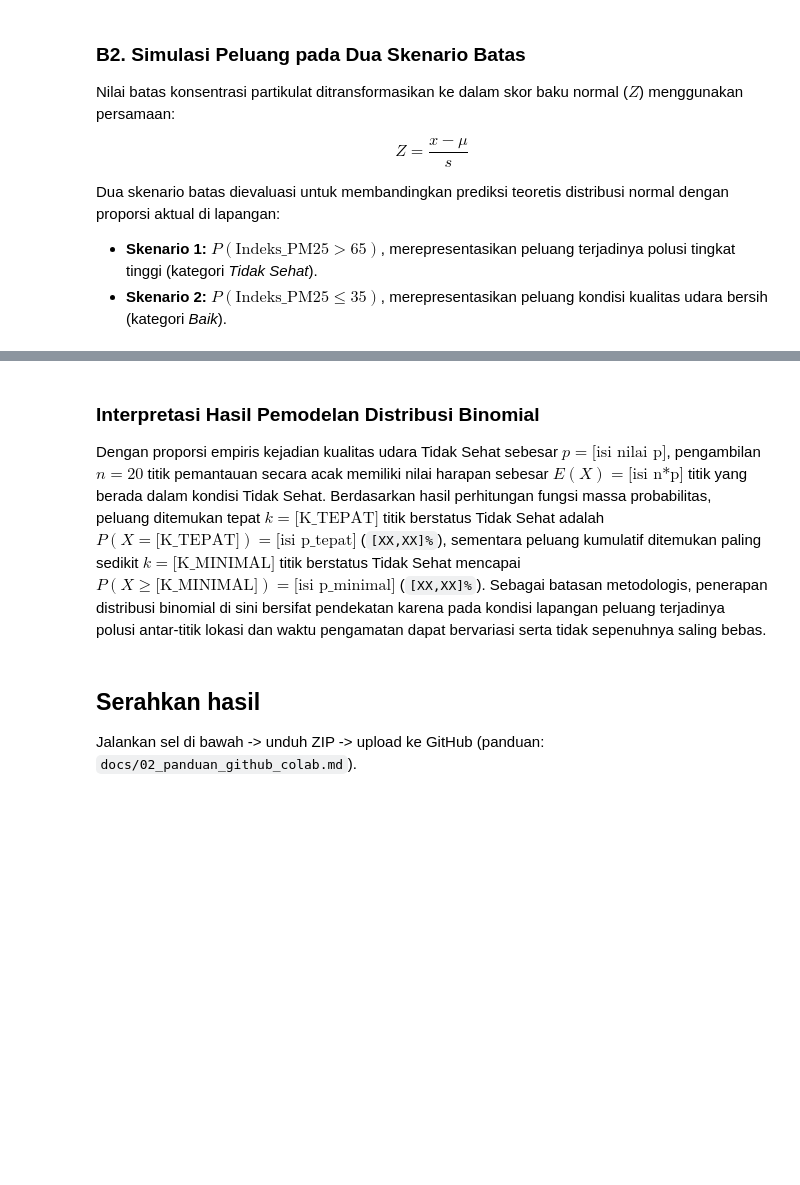
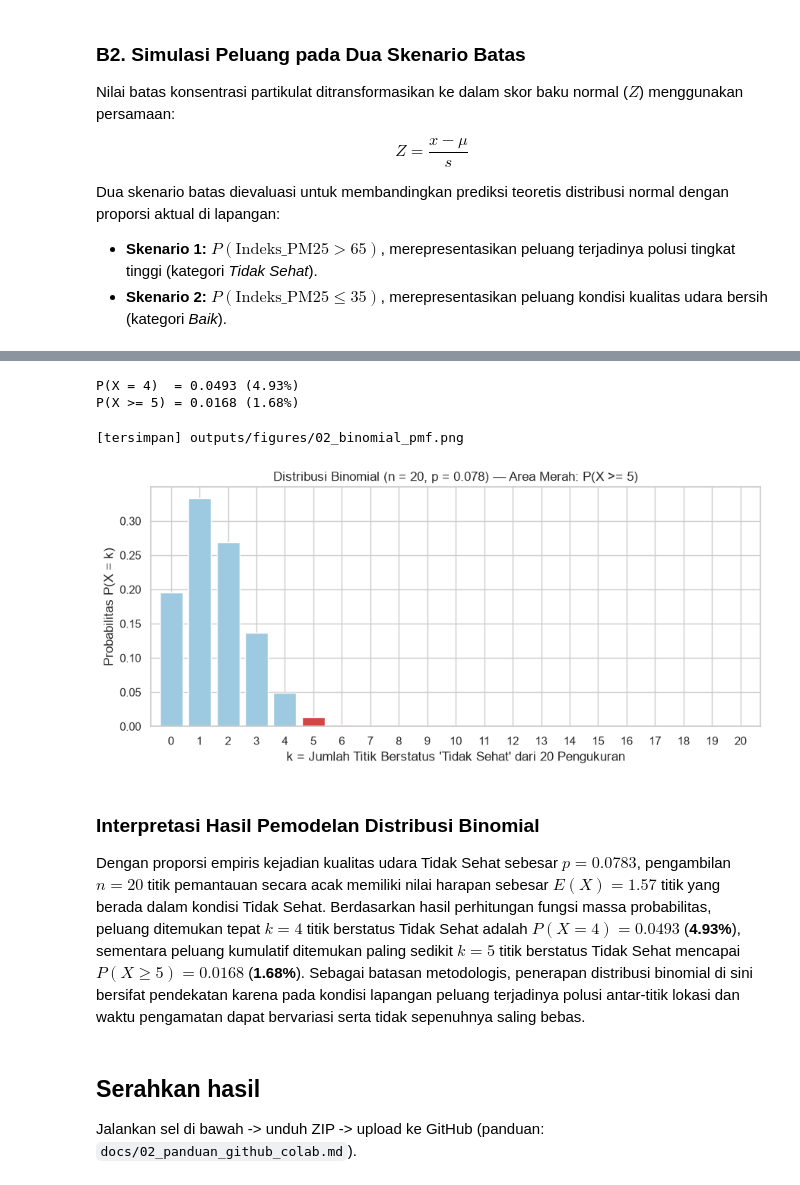
Before and after one commit to Tur-ai/udara-mobilitas-statsprob, a Jupyter notebook: notebooks/02a_Probability_Peluang_Distribusi.ipynb, the cells around one changed output, grey strips where cells are left out. Cells and saved outputs as stored; diff of their text form; code cells hidden in the pictures; blank space fills up the shorter version.

```diff
--- a/notebooks/02a_Probability_Peluang_Distribusi.ipynb
+++ b/notebooks/02a_Probability_Peluang_Distribusi.ipynb
@@ -308,29 +410,43 @@ tabel_binom.head(12)
 # %%
-# Nilai k dapat disesuaikan dengan skenario risiko yang ingin dievaluasi tim
+# Nilai k disesuaikan dengan skenario risiko yang dievaluasi tim
 K_TEPAT = 4
 K_MINIMAL = 5
 
 p_tepat = stats.binom.pmf(K_TEPAT, n, p)
 p_minimal = stats.binom.sf(K_MINIMAL - 1, n, p)
 
 print(f"P(X = {K_TEPAT})  = {p_tepat:.4f} ({p_tepat*100:.2f}%)")
 print(f"P(X >= {K_MINIMAL}) = {p_minimal:.4f} ({p_minimal*100:.2f}%)")
 
 fig, ax = plt.subplots(figsize=(9, 4.2))
 warna = ["#d64545" if i >= K_MINIMAL else "#9ecae1" for i in k]
 ax.bar(k, stats.binom.pmf(k, n, p), color=warna, edgecolor="white")
 ax.set_xlabel("k = Jumlah Titik Berstatus 'Tidak Sehat' dari 20 Pengukuran")
 ax.set_ylabel("Probabilitas P(X = k)")
 ax.set_title(f"Distribusi Binomial (n = 20, p = {p:.3f}) — Area Merah: P(X >= {K_MINIMAL})")
 ax.set_xticks(range(0, 21))
 ax.set_xlim(-0.7, 20.7)
 
 plt.tight_layout()
 simpan_gambar(fig, "02_binomial_pmf")
 plt.show()
+
+display(Markdown(f"""
+### Interpretasi Hasil Pemodelan Distribusi Binomial
+Dengan proporsi empiris kejadian kualitas udara Tidak Sehat sebesar $p = {p:.4f}$, pengambilan $n = 20$ titik pemantauan secara acak memiliki nilai harapan sebesar $E(X) = {n*p:.2f}$ titik yang berada dalam kondisi Tidak Sehat.
+Berdasarkan hasil perhitungan fungsi massa probabilitas, peluang ditemukan tepat $k = {K_TEPAT}$ titik berstatus Tidak Sehat adalah $P(X = {K_TEPAT}) = {p_tepat:.4f}$ (**{p_tepat*100:.2f}%**), sementara peluang kumulatif ditemukan paling sedikit $k = {K_MINIMAL}$ titik berstatus Tidak Sehat mencapai $P(X \ge {K_MINIMAL}) = {p_minimal:.4f}$ (**{p_minimal*100:.2f}%**).
+Sebagai batasan metodologis, penerapan distribusi binomial di sini bersifat pendekatan karena pada kondisi lapangan peluang terjadinya polusi antar-titik lokasi dan waktu pengamatan dapat bervariasi serta tidak sepenuhnya saling bebas.
+"""))
+# %% [output]
+P(X = 4)  = 0.0493 (4.93%)
+P(X >= 5) = 0.0168 (1.68%)
+[tersimpan] outputs/figures/02_binomial_pmf.png
+[figure, added]
+
+### Interpretasi Hasil Pemodelan Distribusi Binomial
+Dengan proporsi empiris kejadian kualitas udara Tidak Sehat sebesar $p = 0.0783$, pengambilan $n = 20$ titik pemantauan secara acak memiliki nilai harapan sebesar $E(X) = 1.57$ titik yang berada dalam kondisi Tidak Sehat.
+Berdasarkan hasil perhitungan fungsi massa probabilitas, peluang ditemukan tepat $k = 4$ titik berstatus Tidak Sehat adalah $P(X = 4) = 0.0493$ (**4.93%**), sementara peluang kumulatif ditemukan paling sedikit $k = 5$ titik berstatus Tidak Sehat mencapai $P(X \ge 5) = 0.0168$ (**1.68%**).
+Sebagai batasan metodologis, penerapan distribusi binomial di sini bersifat pendekatan karena pada kondisi lapangan peluang terjadinya polusi antar-titik lokasi dan waktu pengamatan dapat bervariasi serta tidak sepenuhnya saling bebas.
-# %% [markdown]
-### Interpretasi Hasil Pemodelan Distribusi Binomial
-Dengan proporsi empiris kejadian kualitas udara Tidak Sehat sebesar $p = \text{[isi nilai p]}$, pengambilan $n = 20$ titik pemantauan secara acak memiliki nilai harapan sebesar $E(X) = \text{[isi n*p]}$ titik yang berada dalam kondisi Tidak Sehat. Berdasarkan hasil perhitungan fungsi massa probabilitas, peluang ditemukan tepat $k = \text{[K\_TEPAT]}$ titik berstatus Tidak Sehat adalah $P(X = \text{[K\_TEPAT]}) = \text{[isi p\_tepat]}$ (`[XX,XX]%`), sementara peluang kumulatif ditemukan paling sedikit $k = \text{[K\_MINIMAL]}$ titik berstatus Tidak Sehat mencapai $P(X \ge \text{[K\_MINIMAL]}) = \text{[isi p\_minimal]}$ (`[XX,XX]%`). Sebagai batasan metodologis, penerapan distribusi binomial di sini bersifat pendekatan karena pada kondisi lapangan peluang terjadinya polusi antar-titik lokasi dan waktu pengamatan dapat bervariasi serta tidak sepenuhnya saling bebas.
 # %% [markdown]
 ## Serahkan hasil
 Jalankan sel di bawah -> unduh ZIP -> upload ke GitHub (panduan: `docs/02_panduan_github_colab.md`).
```
Also changed, not shown: parts of 20 cells of this notebook, 1 other file.
